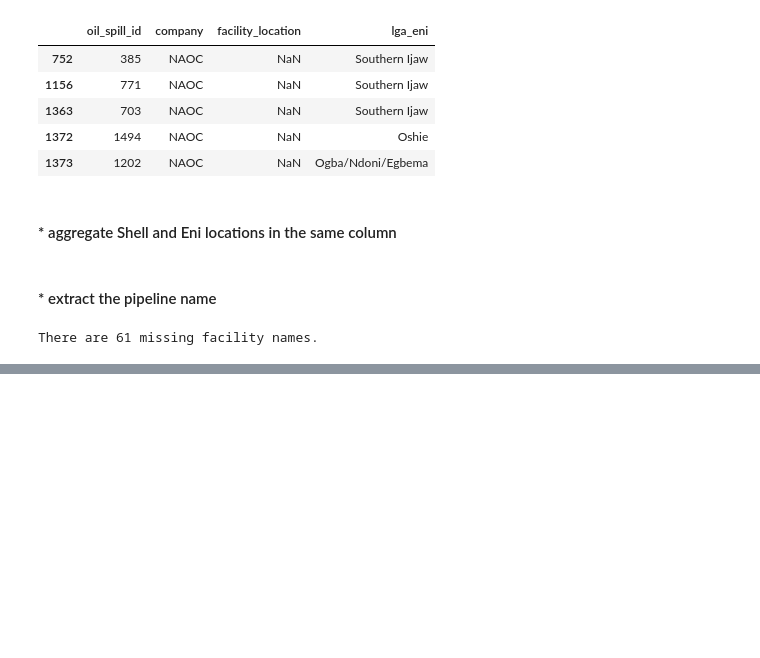
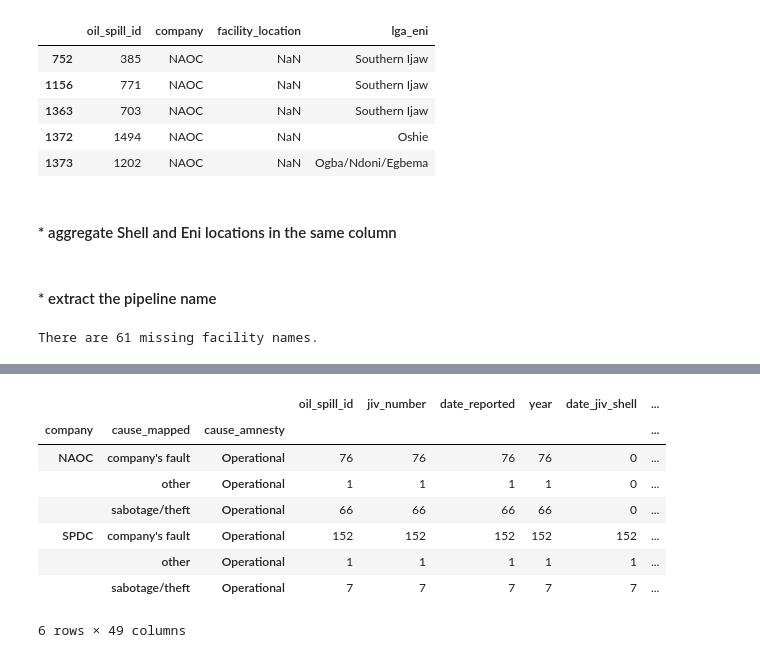
Before and after one commit to estambolieva/oil-spills, a Jupyter notebook: 1.Data Exploration.ipynb, the cells around one changed output, grey strips where cells are left out. Saved outputs shown, nothing was run; the diff lists cells and outputs as text; code cells hidden in the pictures; blank space fills up the shorter version.

```diff
--- a/1.Data Exploration.ipynb
+++ b/1.Data Exploration.ipynb
@@ -397,0 +514,12 @@ df[["facility_equipment", "inches", "facility_name", "facility_start", "facility
+# %%
+df[df.cause_amnesty == "Operational"].groupby(["company", "cause_mapped", "cause_amnesty"]).count()
+# %% [output]
+|  |  |  | oil_spill_id | jiv_number | date_reported | year | date_jiv_shell | ... |
+| company | cause_mapped | cause_amnesty |  |  |  |  |  | ... |
+| NAOC | company's fault | Operational | 76 | 76 | 76 | 76 | 0 | ... |
+|  | other | Operational | 1 | 1 | 1 | 1 | 0 | ... |
+|  | sabotage/theft | Operational | 66 | 66 | 66 | 66 | 0 | ... |
+| SPDC | company's fault | Operational | 152 | 152 | 152 | 152 | 152 | ... |
+|  | other | Operational | 1 | 1 | 1 | 1 | 1 | ... |
+|  | sabotage/theft | Operational | 7 | 7 | 7 | 7 | 7 | ... |
+6 rows × 49 columns
```
Also changed, not shown: parts of 24 cells of this notebook.
